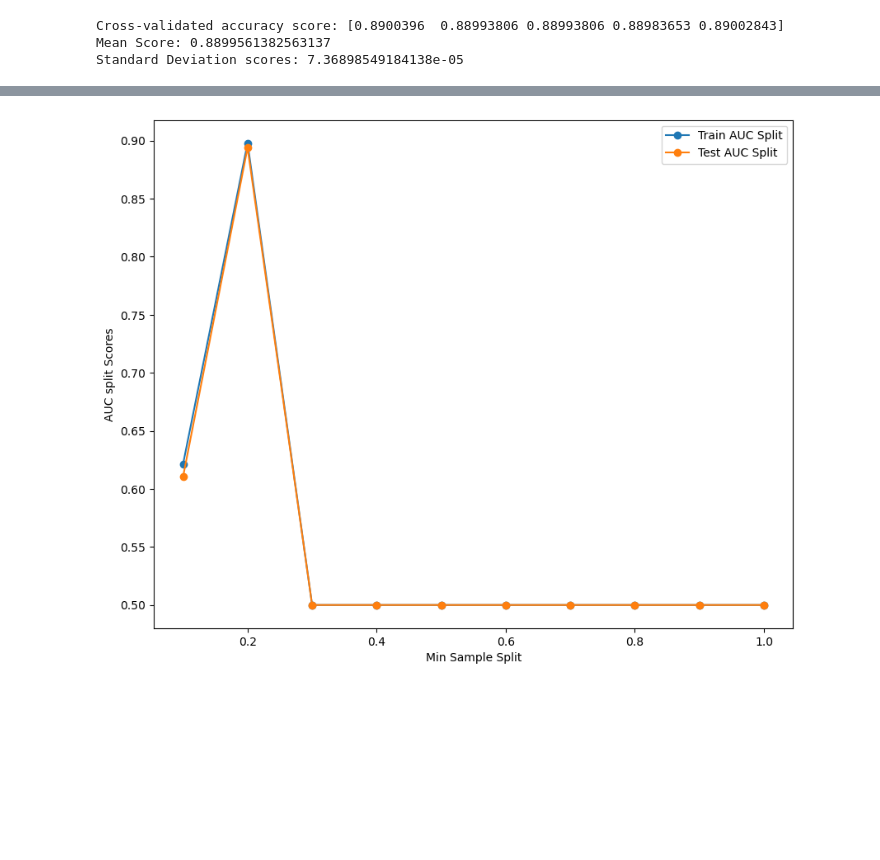
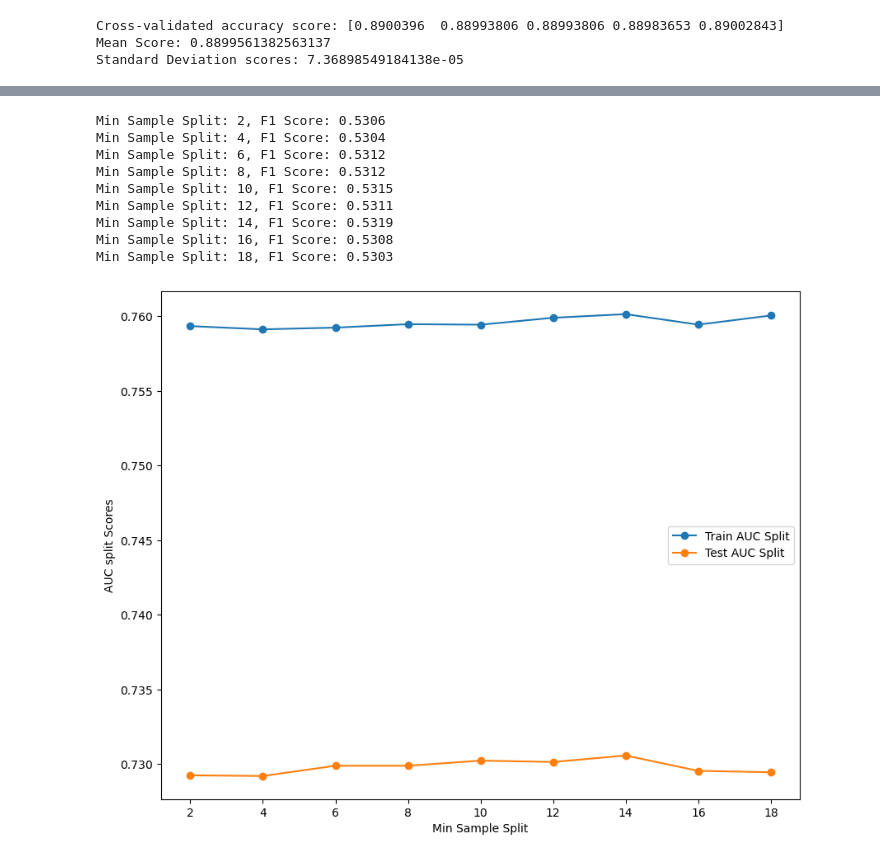
Before and after one commit to omendez930/Terry-Traffic-Stops-Phase3, a Jupyter notebook: index.ipynb, the cells around one changed output, grey strips where cells are left out. Drawn from its saved outputs; the diff is of its cells as text; code cells hidden in the pictures; blank space fills up the shorter version.

```diff
--- a/index.ipynb
+++ b/index.ipynb
@@ -260,7 +260,7 @@ def reformat_columns(data, return_type='dataframe'):
         if return_type == "dataframe":
             return formatted_columns
         elif return_type == "series":
-            return formatted_data.columns.to_series()
+            return formatted_columns.columns.to_series()
         else:
             raise ValueError("return_type must be either 'dataframe' or 'series' when data is a DataFrame.")
 
@@ -665,22 +629,22 @@ R-Squared: 0.3828886328012985
 # %%
 logreg = LogisticRegression(random_state=23, max_iter=1000)
 
-logreg.fit(X_train_encoded_df, y_train_encoded_series)
+logreg.fit(X_train_encoded_df, y_train)
 
 y_predict = logreg.predict(X_test_encoded_df)
 
 
 
 # Calculate evaluation metrics
-logreg_accuracy = accuracy_score(y_test_encoded_series, y_predict)
-logreg_precision = precision_score(y_test_encoded_series, y_predict, pos_label=1)
-logreg_recall = recall_score(y_test_encoded_series, y_predict, pos_label=1)
-logreg_f1 = f1_score(y_test_encoded_series, y_predict, pos_label=1)
+logreg_accuracy = accuracy_score(y_test, y_predict)
+logreg_precision = precision_score(y_test, y_predict, pos_label=1)
+logreg_recall = recall_score(y_test, y_predict, pos_label=1)
+logreg_f1 = f1_score(y_test, y_predict, pos_label=1)
 
 # Probabilities
 y_probabilites = logreg.predict_proba(X_test_encoded_df)[:,1]
 
-false_positive, true_positive, thresholds = roc_curve(y_test_encoded_series, y_probabilites)
+false_positive, true_positive, thresholds = roc_curve(y_test, y_probabilites)
 
 roc_auc = auc(false_positive, true_positive)
 
@@ -696,7 +660,7 @@ print(f"ROC AUC Score: {roc_auc}")
 print()
 
 # Confusion Matrix
-logreg_conf_matrix = confusion_matrix(y_test_encoded_series, y_predict)
+logreg_conf_matrix = confusion_matrix(y_test, y_predict)
 print("Confusion Matrix:\n", logreg_conf_matrix)
 # %% [output]
 Accuracy: 0.9043944439931768
@@ -826,7 +790,7 @@ plt.show()
 # %% [output]
 [figure]
 # %%
-max_depth_values = np.arange(1,11)
+max_depth_values = np.arange(1,21)
 
 train_aucs = []
 test_aucs = []
@@ -834,7 +798,7 @@ test_aucs = []
 for depth in max_depth_values:
     #Intialize predicted probabilities for training and test sets
     clf = DecisionTreeClassifier(max_depth=depth, random_state=3)
-    clf.fit(X_train_encoded_df, y_train_encoded_series)
+    clf.fit(X_train_encoded_df, y_train)
 
     # Get predicted probabilities for training and test sets
     y_train_prob = clf.predict(X_train_encoded_df)
@@ -843,8 +807,8 @@ for depth in max_depth_values:
     # y_test_prob = clf.predict_proba(X_test_encoded_df)[:,1]
 
     # Calculate FPR (False Positive Rate), TPR(True Positive Rate) and test sets using roc_curve
-    fpr_train, tpr_train, _ = roc_curve(y_train_encoded_series, y_train_prob)
-    fpr_test, tpr_test, _ = roc_curve(y_test_encoded_series, y_test_prob)
+    fpr_train, tpr_train, _ = roc_curve(y_train, y_train_prob)
+    fpr_test, tpr_test, _ = roc_curve(y_test, y_test_prob)
 
     # Calculate AUC absed on FPR and TPR using auc
     train_auc = auc(fpr_train, tpr_train)
@@ -855,6 +819,9 @@ for depth in max_depth_values:
     test_aucs.append(test_auc)
 
 
+    print(f"Max Depth: {depth}, F1 Score: {f1_score(y_test, y_test_prob)}")
+
+
 # PLot the figure
 plt.figure(figsize=(10,8))
 plt.plot(max_depth_values, train_aucs, label="Train AUC", marker="o")
@@ -868,35 +855,45 @@ plt.show()
 # %%
 # identify the optimal min-samples-split
-min_sample_splits_value = np.arange(0.1,1.1,0.1)
+min_sample_splits_value = np.arange(2,20,2)
 train_auc_splits = []
 test_auc_splits = []
 
 for split in min_sample_splits_value:
     clf_split = DecisionTreeClassifier(min_samples_split=split, random_state=3)
-    clf_split.fit(X_train_encoded_df, y_train_encoded_series)
+    clf_split.fit(X_train_encoded_df, y_train)
 
     y_train_probs = clf_split.predict(X_train_encoded_df)
     y_test_probs = clf_split.predict(X_test_encoded_df)
     # y_train_probs = clf_split.predict_proba(X_train_encoded_df)[:,1]
     # y_test_probs = clf_split.predict_proba(X_test_encoded_df)[:,1]
 
-    fpr_train_split, tpr_train_split, _ = roc_curve(y_train_encoded_series, y_train_probs)
-    fpr_test_split, tpr_test_split, _ = roc_curve(y_test_encoded_series, y_test_probs)
+    fpr_train_split, tpr_train_split, _ = roc_curve(y_train, y_train_probs)
+    fpr_test_split, tpr_test_split, _ = roc_curve(y_test, y_test_probs)
 
     train_auc_split = auc(fpr_train_split, tpr_train_split)
     test_auc_split = auc(fpr_test_split, tpr_test_split)
 
     train_auc_splits.append(train_auc_split)
     test_auc_splits.append(test_auc_split)
+    print(f"Min Sample Split: {split}, F1 Score: {f1_score(y_test, y_test_probs):.4f}")
 
 
 plt.figure(figsize=(10,8))
 plt.plot(min_sample_splits_value, train_auc_splits, label="Train AUC Split", marker="o")
 plt.plot(min_sample_splits_value, test_auc_splits, label="Test AUC Split", marker="o")
 plt.xlabel("Min Sample Split")
 plt.ylabel("AUC split Scores")
 plt.legend()
 plt.show()
 # %% [output]
+Min Sample Split: 2, F1 Score: 0.5306
+Min Sample Split: 4, F1 Score: 0.5304
+Min Sample Split: 6, F1 Score: 0.5312
+Min Sample Split: 8, F1 Score: 0.5312
+Min Sample Split: 10, F1 Score: 0.5315
+Min Sample Split: 12, F1 Score: 0.5311
+Min Sample Split: 14, F1 Score: 0.5319
+Min Sample Split: 16, F1 Score: 0.5308
+Min Sample Split: 18, F1 Score: 0.5303
-[figure, old version]
+[figure, new version]
 # %%
```
Also changed, not shown: parts of 29 cells of this notebook.
